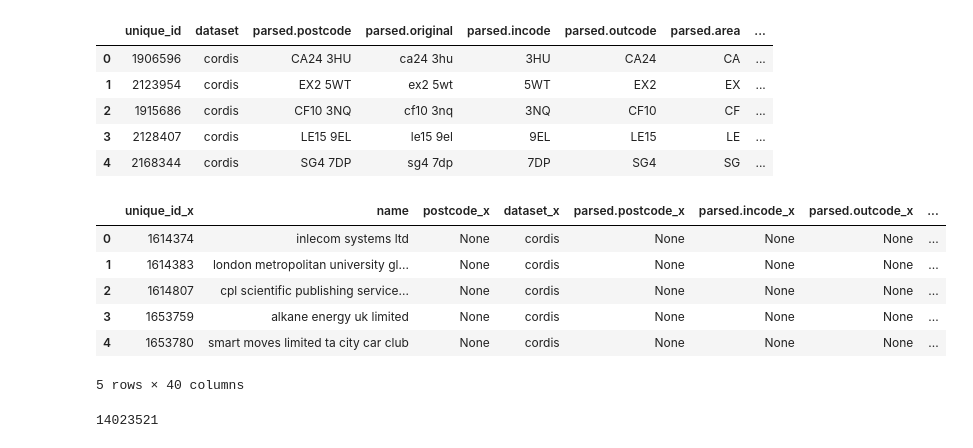
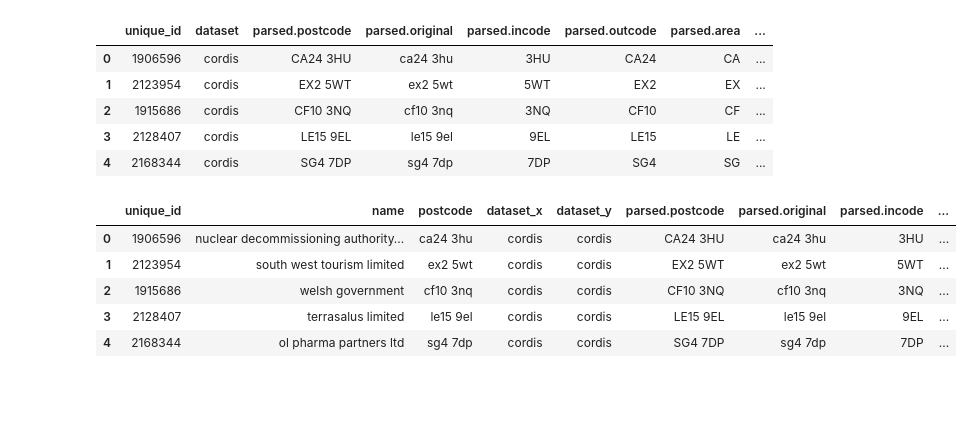
Before and after one commit to hpfield/OrgSync, a Jupyter notebook: eda/splink.ipynb, the cells around one changed output. Drawn from its saved outputs; the diff is of its cells as text; code cells hidden in the pictures; blank space fills up the shorter version.

Commit message:
updated postcode fixes

```diff
--- a/eda/splink.ipynb
+++ b/eda/splink.ipynb
@@ -150,34 +150,27 @@ df_postcodes.head()
 | 3 | 2128407 | cordis | LE15 9EL | le15 9el | 9EL | LE15 | LE | ... |
 | 4 | 2168344 | cordis | SG4 7DP | sg4 7dp | 7DP | SG4 | SG | ... |
 # %%
-# def pd_create_parsed_postcode_columns(data, postcode_data):
-#     """
-#     Marge data dn post_code on unique_id
+def pd_create_parsed_postcode_columns(data, postcode_data):
+    """
+    Marge data dn post_code on unique_id
 
-#     Inputs:
-#     data: pd.DataFrame
-#     postcode_data: pd.DataFrame
-#     """
-#     # rename "parsed.original" to "postcode"
-#     postcode_data = postcode_data.rename(columns={"parsed.original": "postcode"})
+    Inputs:
+    data: pd.DataFrame
+    postcode_data: pd.DataFrame
+    """
 
-#     # merge on index
-#     merged_data = pd.merge(data, postcode_data, left_index=True, right_index=True)
+    # merge on index
+    merged_data = pd.merge(data, postcode_data, how="left", on="unique_id")
 
-#     # data = pd.concat([data, postcode_data], axis=1)
-#     return merged_data
+    # data = pd.concat([data, postcode_data], axis=1)
+    return merged_data
 
 df = pd_create_parsed_postcode_columns(df, df_postcodes)
 df.head()
 # %% [output]
-|  | unique_id_x | name | postcode_x | dataset_x | parsed.postcode_x | parsed.incode_x | parsed.outcode_x | ... |
-| 0 | 1614374 | inlecom systems ltd | None | cordis | None | None | None | ... |
-| 1 | 1614383 | london metropolitan university gl... | None | cordis | None | None | None | ... |
-| 2 | 1614807 | cpl scientific publishing service... | None | cordis | None | None | None | ... |
-| 3 | 1653759 | alkane energy uk limited | None | cordis | None | None | None | ... |
-| 4 | 1653780 | smart moves limited ta city car club | None | cordis | None | None | None | ... |
+|  | unique_id | name | postcode | dataset_x | dataset_y | parsed.postcode | parsed.original | parsed.incode | ... |
+| 0 | 1906596 | nuclear decommissioning authority... | ca24 3hu | cordis | cordis | CA24 3HU | ca24 3hu | 3HU | ... |
+| 1 | 2123954 | south west tourism limited | ex2 5wt | cordis | cordis | EX2 5WT | ex2 5wt | 5WT | ... |
+| 2 | 1915686 | welsh government | cf10 3nq | cordis | cordis | CF10 3NQ | cf10 3nq | 3NQ | ... |
+| 3 | 2128407 | terrasalus limited | le15 9el | cordis | cordis | LE15 9EL | le15 9el | 9EL | ... |
+| 4 | 2168344 | ol pharma partners ltd | sg4 7dp | cordis | cordis | SG4 7DP | sg4 7dp | 7DP | ... |
-5 rows × 40 columns
-# %%
-len(df)
-# %% [output]
-14023521
```
Also changed, not shown: parts of 3 cells of this notebook, 1 other file.
